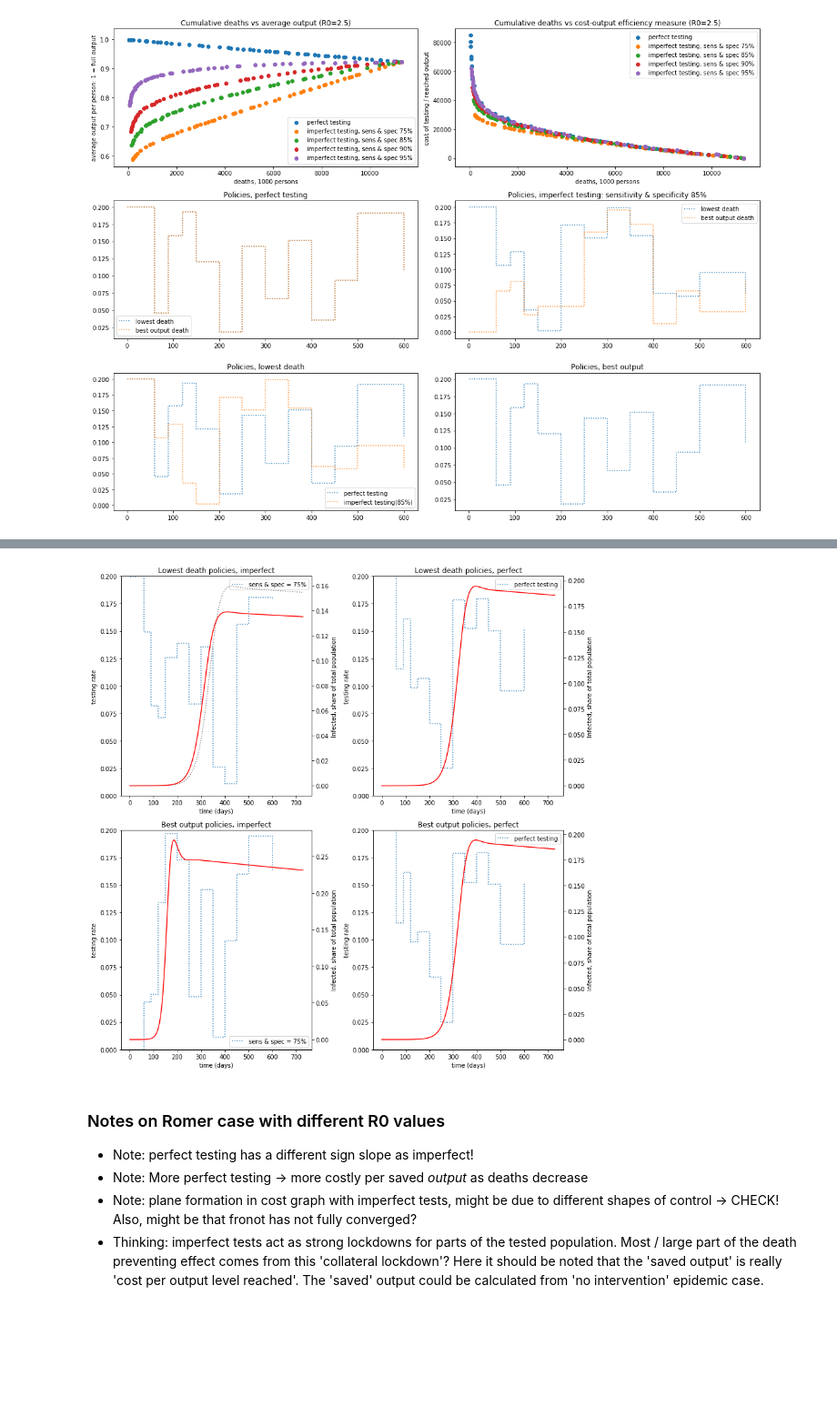
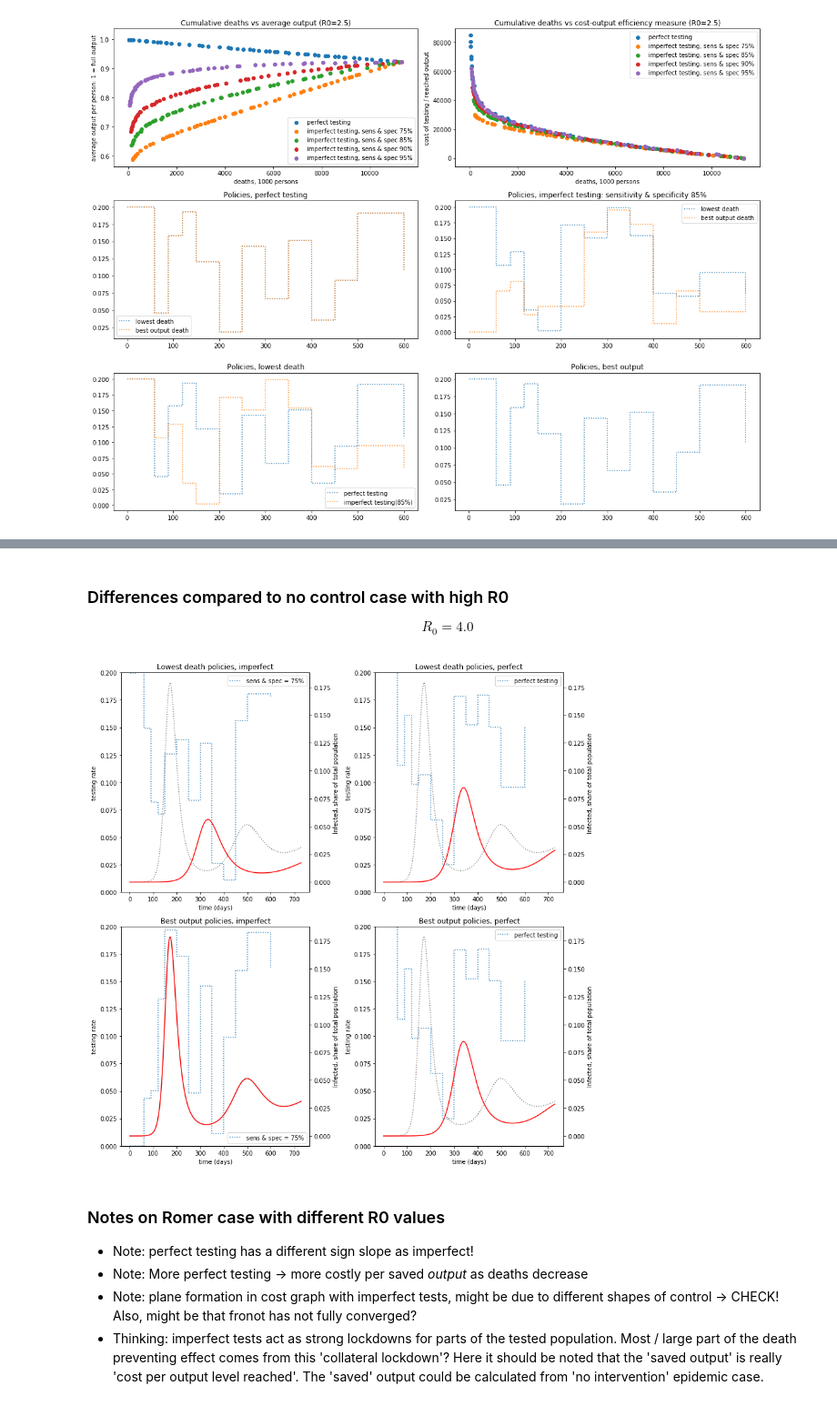
Before and after one commit to lauri-neuvonen/BHM_Covid_Testing, a Jupyter notebook: Visualizations.ipynb, the cells around one changed output, grey strips where cells are left out. Shown at 91% size. Drawn from its saved outputs; the diff is of its cells as text; code cells hidden in the pictures; blank space fills up the shorter version.

```diff
--- a/Visualizations.ipynb
+++ b/Visualizations.ipynb
@@ -41,7 +44,8 @@ def create_policy(policy_control_times, policy_control_values):
 def create_simu_run(ksi_base=0,
     A_rel=0.5,
     r_AP=0,
-    d_vaccine=800,
+    r_U=0.98,
+    d_vaccine=500,
     rel_rho=1.0,
     delta_param = 5,
     omegaR_param = 14,
@@ -89,7 +93,7 @@ def create_simu_run(ksi_base=0,
         'ksi_P'           : (1+positive_q_rate)**(1./model.Delta_time)-1,
         'ksi_N'           : (1+negative_q_rate)**(1./model.Delta_time)-1,
         'ksi_R'           : (1+recovered_q_rate)**(1./model.Delta_time)-1,
-        'r_U'           : (1+0.98)**(1./model.Delta_time)-1, # should be redundant!
+        'r_U'           : r_U, # release of unknown Q's | should be redundant!
         'r_P'           : (1+0.98)**(1./model.Delta_time)-1,
         'r_AP'          : 0.0,
         'r_N'           : (1+0.98)**(1./model.Delta_time)-1,
@@ -931,3 +855,6 @@ fig.savefig("results/romer_pareto_imp_testing_policies.png", dpi=150)
+# %% [markdown]
+### Differences compared to no control case with high R0
+$$R_0 = 4.0$$
 # %%
 ### POLICY PLOTS - ROMER R0=4.0
 # max tetst rate 0.2 (!)
@@ -943,16 +870,15 @@ axes[0,0].set_ylabel('testing rate')
 #axes[0,0].set_xlim(0,600)
 axes[0,0].set_ylim(0.0, 0.2)
 secaxy00 = axes[0,0].twinx()
-secaxy00.plot(lowest_deaths_run_data['base_case_no_control'][3], ':', color='gray', label='base case no control')
+secaxy00.plot(lowest_deaths_run_data['base_case_no_control_R0_4.0'][3], ':', color='gray', label='base case no control')
 secaxy00.plot(lowest_deaths_run_data['romer_R0_4.0_sens_spec_075'][3], color='red')
 #secaxy00.set_ylim(0.0, 0.025)
 secaxy00.set_ylabel('Infected, share of total population')
 axes[0,0].legend()
 
-#axes[1].step(problems['romer_R0_4.0'].testing_policy_control_days, best_output_policy['romer_R0_4.0'][1:len(best_output_policy['romer_R0_4.0'])], ':', where='post',label='perfect testing'),
-#axes[1].step(problems['romer_R0_4.0_sens_spec_090'].testing_policy_control_days, best_output_policy['romer_R0_4.0_sens_spec_090'][1:len(best_output_policy['romer_R0_4.0_sens_spec_090'])], ':', where='post',label='sens & spec = 90%'),
 axes[1,0].step(policy_controls['romer_R0_4.0_sens_spec_075'].testing_policy_control_days, best_output_policy['romer_R0_4.0_sens_spec_075'][1:len(best_output_policy['romer_R0_4.0_sens_spec_075'])], ':', where='post',label='sens & spec = 75%'),
 secaxy10 = axes[1,0].twinx()
+secaxy10.plot(lowest_deaths_run_data['base_case_no_control_R0_4.0'][3], ':', color='gray', label='base case no control')
 secaxy10.plot(best_output_run_data['romer_R0_4.0_sens_spec_075'][3], color='red')
 #secaxy10.set_ylim(0.0, 0.025)
 secaxy10.set_ylabel('Infected, share of total population')
@@ -964,52 +890,39 @@ axes[1,0].set_ylim(0.0, 0.2)
 axes[1,0].legend()
 
 axes[0,1].step(policy_controls['romer_R0_4.0'].testing_policy_control_days, lowest_deaths_policy['romer_R0_4.0'][1:len(lowest_deaths_policy['romer_R0_4.0'])], ':', where='post', label='perfect testing'),
-#axes[2].step(problems['romer_R0_4.0_sens_spec_090'].testing_policy_control_days, lowest_deaths_policy['romer_R0_4.0_sens_spec_090'][1:len(lowest_deaths_policy['romer_R0_4.0_sens_spec_090'])], ':', where='post', label='sens & spec = 90%'),
-#axes[2].step(problems['romer_R0_4.0_sens_spec_075'].testing_policy_control_days, lowest_deaths_policy['romer_R0_4.0_sens_spec_075'][1:len(lowest_deaths_policy['romer_R0_4.0_sens_spec_075'])], ':', where='post', label='sens & spec = 75%'),
 
 axes[0,1].set_title('Lowest death policies, perfect')
 axes[0,1].set_xlabel('time (days)')
 axes[0,1].set_ylabel('testing rate')
 #axes[0,1].set_xlim(0,600)
 axes[0,1].set_ylim(0.0, 0.2)
 secaxy01 = axes[0,1].twinx()
+secaxy01.plot(lowest_deaths_run_data['base_case_no_control_R0_4.0'][3], ':', color='gray', label='base case no control')
 secaxy01.plot(lowest_deaths_run_data['romer_R0_4.0'][3], color='red')
 #secaxy01.set_ylim(0.0, 0.025)
 secaxy01.set_ylabel('Infected, share of total population')
 axes[0,1].legend()
 
 
 axes[1,1].step(policy_controls['romer_R0_4.0'].testing_policy_control_days, best_output_policy['romer_R0_4.0'][1:len(best_output_policy['romer_R0_4.0'])], ':', where='post', label='perfect testing'),
-#axes[1,1].step(problems['romer_R0_4.0_sens_spec_090'].testing_policy_control_days, lowest_deaths_policy['romer_R0_4.0_sens_spec_090'][1:len(lowest_deaths_policy['romer_R0_4.0_sens_spec_090'])], ':', where='post', label='sens & spec = 90%'),
-#axes[1,1].step(problems['romer_R0_4.0_sens_spec_075'].testing_policy_control_days, lowest_deaths_policy['romer_R0_4.0_sens_spec_075'][1:len(lowest_deaths_policy['romer_R0_4.0_sens_spec_075'])], ':', where='post', label='sens & spec = 75%'),
 
 axes[1,1].set_title('Best output policies, perfect')
 axes[1,1].set_xlabel('time (days)')
 axes[1,1].set_ylabel('testing rate')
 #axes[1,1].set_xlim(0,600)
 axes[1,1].set_ylim(0.0, 0.2)
 secaxy11 = axes[1,1].twinx()
+secaxy11.plot(lowest_deaths_run_data['base_case_no_control_R0_4.0'][3], ':', color='gray', label='base case no control')
 secaxy11.plot(best_output_run_data['romer_R0_4.0'][3], color='red')
 #secaxy11.set_ylim(0.0, 0.025)
 secaxy11.set_ylabel('Infected, share of total population')
 axes[1,1].legend()
 
-#axes[2].step(problems['romer_R0_4.0'].testing_policy_control_days, most_smooth_policy['romer_R0_4.0'][1:len(most_smooth_policy['romer_R0_4.0'])], ':', where='post', label='perfect testing'),
-#axes[2].step(problems['romer_R0_4.0_sens_spec_090'].testing_policy_control_days, most_smooth_policy['romer_R0_4.0_sens_spec_090'][1:len(most_smooth_policy['romer_R0_4.0_sens_spec_090'])], ':', where='post', label='sens & spec = 90%'),
-#axes[2].step(problems['romer_R0_4.0_sens_spec_075'].testing_policy_control_days, most_smooth_policy['romer_R0_4.0_sens_spec_075'][1:len(most_smooth_policy['romer_R0_4.0_sens_spec_075'])], ':', where='post', label='sens & spec = 75%'),
-#secaxy2 = axes[2].twinx()
-#secaxy2.plot(most_smooth_policy_run_data['romer_R0_4.0_sens_spec_075'][3])
-#axes[2].set_title('Smoothest policies')
-#axes[2].set_xlabel('time (days)')
-#axes[2].set_ylabel('testing rate')
-#axes[2].set_xlim(0,600)
-#axes[2].set_ylim(0.975, 1.00)
-#axes[2].legend()
 
 fig.tight_layout()
-fig.savefig("results/romer_pareto_imp_testing_R0_4_policies.png", dpi=150)
+fig.savefig("active_results/romer_pareto_imp_testing_R0_4_policies.png", dpi=150)
 # %% [output]
-[figure, old version]
+[figure, new version]
 # %% [markdown]
 ### Notes on Romer case with different R0 values
 * Note: perfect testing has a different sign slope as imperfect!
```
Also changed, not shown: parts of 37 cells of this notebook, 6 other files.
